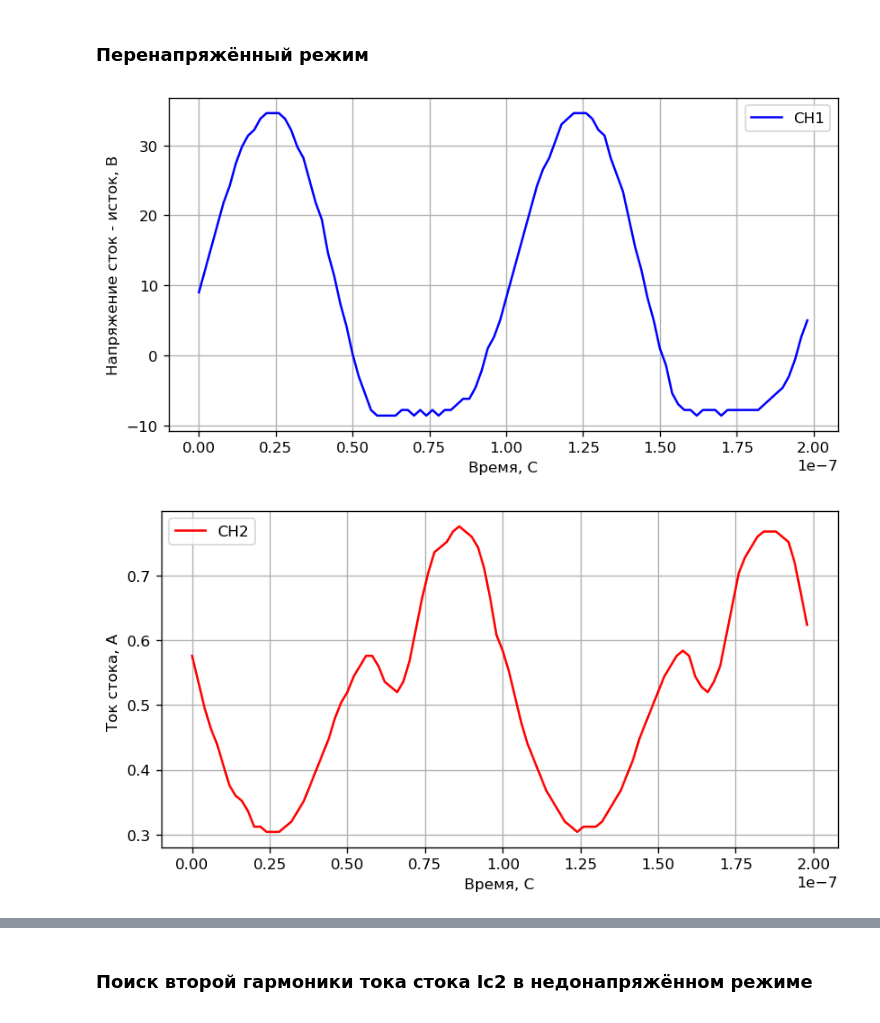
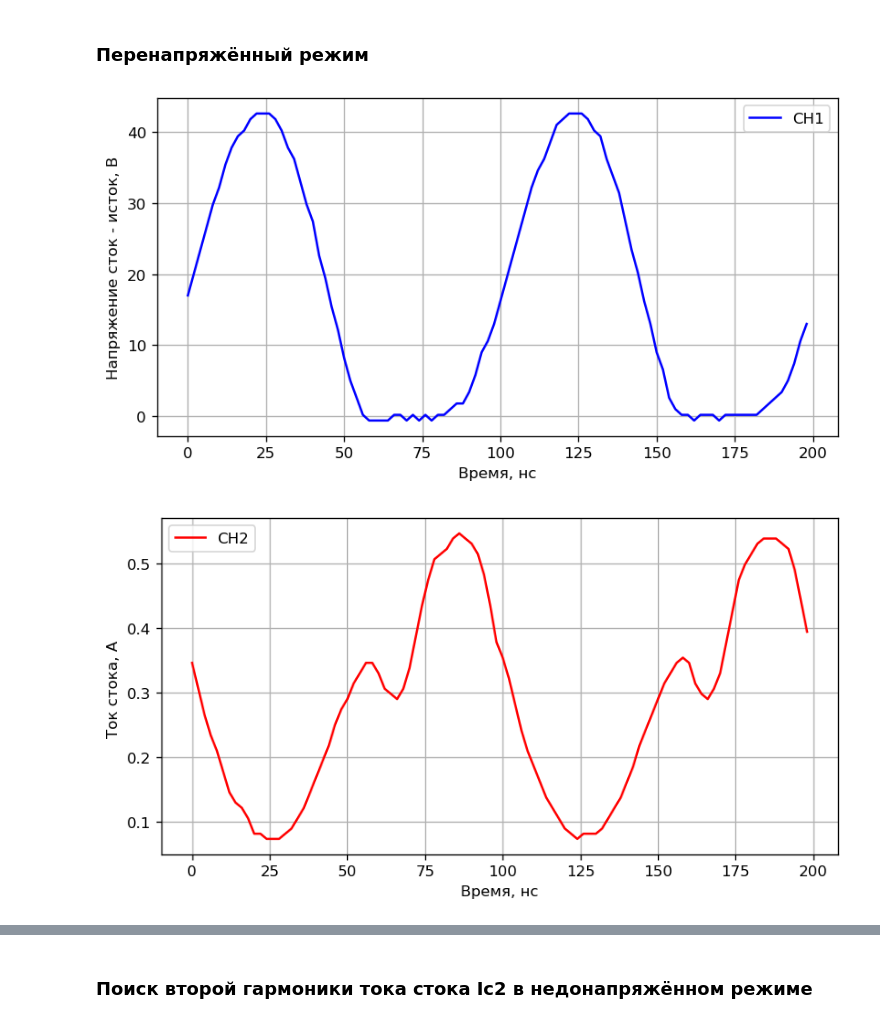
Before and after one commit to sematimohin/Study, a Jupyter notebook: fors/laba_1.ipynb, the cells around one changed output, grey strips where cells are left out. Saved outputs shown, nothing was run; the diff lists cells and outputs as text; code cells hidden in the pictures.

```diff
--- a/fors/laba_1.ipynb
+++ b/fors/laba_1.ipynb
@@ -97,12 +97,13 @@ discrete_time = 2.000000e-09 # значение дискрета по време
 
 # Создание вектора времени
 time = np.arange(0, 100 * discrete_time, discrete_time)
+# Перевод времени в наносекунды (умножаем на 10^9)
+time_ns = time * 1e9
 
 # Извлечение данных из столбцов CH1 и CH2
 
-ch1 = 9 + 100 * data.iloc[0:100]['CH1 [V]'] # вырезаем строки с нулевой по пятисотую из стобца
-                                # CH1 [V]
-ch2 = 0.52 + data.iloc[0:100]['CH2 [V]']
+ch1 = 17 + 100 * data.iloc[0:100]['CH1 [V]'] # вырезаем строки с нулевой по пятисотую из стобца CH1 [V]
+ch2 = 0.29 + data.iloc[0:100]['CH2 [V]']
 
 
 #display(ch1.iloc[1000]) # iloc() — метод выбора строк согласно их числовой позиции
@@ -196,37 +202,35 @@ plt.show()
 # %% [markdown]
 ### Перенапряжённый режим
 # %%
-PR_ch1 = 9 + 100 * data2.iloc[0:100]['CH1 [V]'] # вырезаем строки с нулевой по пятисотую из стобца
+PR_ch1 = 17 + 100 * data2.iloc[0:100]['CH1 [V]'] # вырезаем строки с нулевой по пятисотую из стобца
                                 # CH1 [V]
-PR_ch2 = 0.52 + data2.iloc[0:100]['CH2 [V]']
+PR_ch2 = 0.29 + data2.iloc[0:100]['CH2 [V]']
 
 # Построение графиков
 plt.figure(figsize=(8, 4), dpi=120)
 # Осциллограмма для CH1
-plt.plot(time, PR_ch1, label='CH1', color='blue')
+plt.plot(time_ns, PR_ch1, label='CH1', color='blue')
 # Настройка графика
-#plt.title('Напряжение сток - исток')
-plt.xlabel('Время, С')
+plt.xlabel('Время, нс')
 plt.ylabel('Напряжение сток - исток, В')
 plt.legend()
 plt.grid(True)
 # Отображение графика
 plt.show()
 
 plt.figure(figsize=(8, 4), dpi=120)
 # Осциллограмма для CH2
-plt.plot(time, PR_ch2, label='CH2', color='red')
+plt.plot(time_ns, PR_ch2, label='CH2', color='red')
 # Настройка графика
-#plt.title('Ток стока')
-plt.xlabel('Время, С')
+plt.xlabel('Время, нс')
 plt.ylabel('Ток стока, А ')
 plt.legend()
 plt.grid(True)
 # Отображение графика
 plt.show()
 # %% [output]
-[figure, old version]
+[figure, new version]
-[figure, old version]
+[figure, new version]
 # %%
 Ic = np.array([ch2, NR_ch2, PR_ch2])
 plt.figure(figsize=(8, 4), dpi=140)
```
Also changed, not shown: parts of 10 cells of this notebook, 28 other files.
